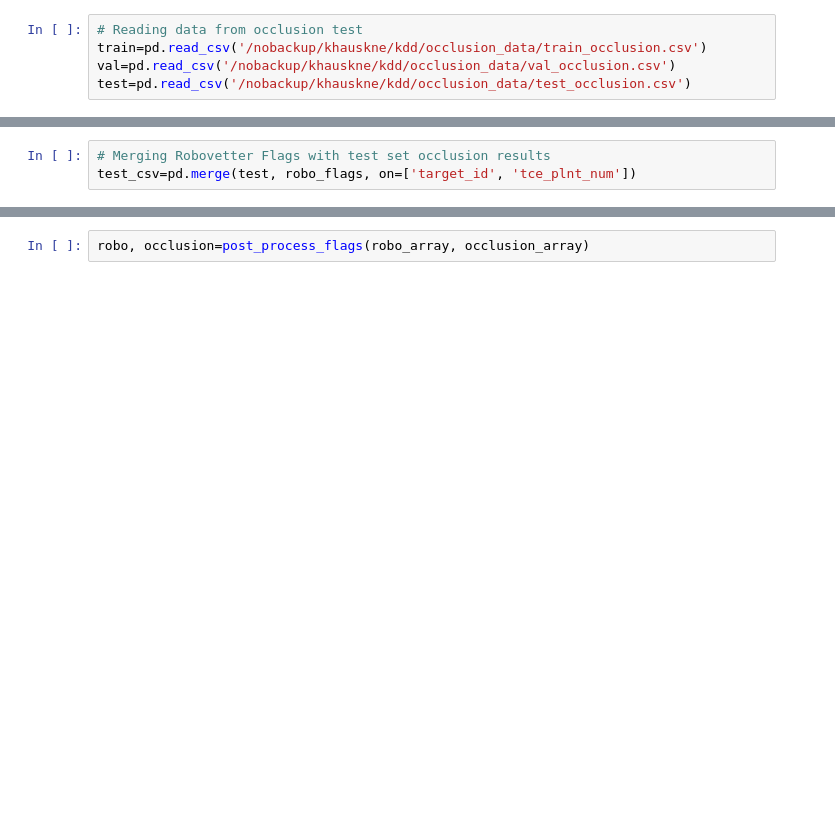
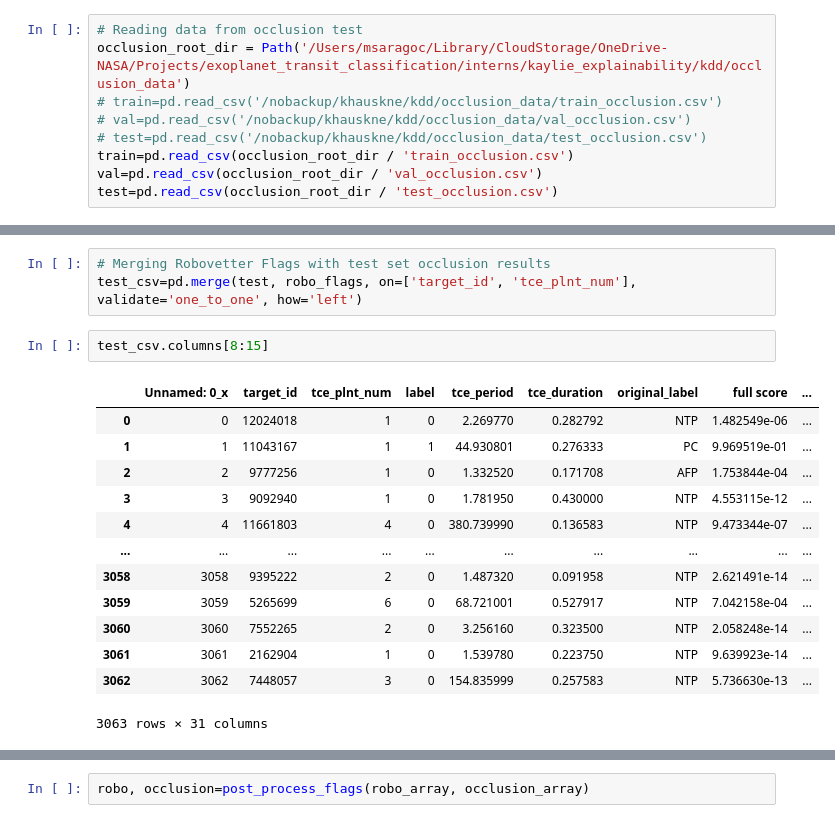
Before and after one commit to nasa/ExoMiner, a Jupyter notebook: explainability/post_processing/occlusion_analysis.ipynb, the cells around one changed output, grey strips where cells are left out. Cells and saved outputs as stored; diff of their text form; blank space fills up the shorter version.

```diff
--- a/explainability/post_processing/Occlusion Precision.ipynb
+++ b/explainability/post_processing/occlusion_analysis.ipynb
@@ -8,5 +13,9 @@ Populating the interactive namespace from numpy and matplotlib
 # %%
 # Reading data from occlusion test
-train=pd.read_csv('/nobackup/khauskne/kdd/occlusion_data/train_occlusion.csv')
-val=pd.read_csv('/nobackup/khauskne/kdd/occlusion_data/val_occlusion.csv')
-test=pd.read_csv('/nobackup/khauskne/kdd/occlusion_data/test_occlusion.csv')
+occlusion_root_dir = Path('/Users/msaragoc/Library/CloudStorage/OneDrive-NASA/Projects/exoplanet_transit_classification/interns/kaylie_explainability/kdd/occlusion_data')
+# train=pd.read_csv('/nobackup/khauskne/kdd/occlusion_data/train_occlusion.csv')
+# val=pd.read_csv('/nobackup/khauskne/kdd/occlusion_data/val_occlusion.csv')
+# test=pd.read_csv('/nobackup/khauskne/kdd/occlusion_data/test_occlusion.csv')
+train=pd.read_csv(occlusion_root_dir / 'train_occlusion.csv')
+val=pd.read_csv(occlusion_root_dir / 'val_occlusion.csv')
+test=pd.read_csv(occlusion_root_dir / 'test_occlusion.csv')
@@ -16,3 +41,19 @@ robo_flags=pd.read_csv('/nobackup/khauskne/kdd/robovetter_flags_all_DR25.csv')
 # %%
 # Merging Robovetter Flags with test set occlusion results
-test_csv=pd.merge(test, robo_flags, on=['target_id', 'tce_plnt_num'])
+test_csv=pd.merge(test, robo_flags, on=['target_id', 'tce_plnt_num'], validate='one_to_one', how='left')
+# %%
+test_csv.columns[8:15]
+# %% [output]
+|  | Unnamed: 0_x | target_id | tce_plnt_num | label | tce_period | tce_duration | original_label | full score | ... |
+| 0 | 0 | 12024018 | 1 | 0 | 2.269770 | 0.282792 | NTP | 1.482549e-06 | ... |
+| 1 | 1 | 11043167 | 1 | 1 | 44.930801 | 0.276333 | PC | 9.969519e-01 | ... |
+| 2 | 2 | 9777256 | 1 | 0 | 1.332520 | 0.171708 | AFP | 1.753844e-04 | ... |
+| 3 | 3 | 9092940 | 1 | 0 | 1.781950 | 0.430000 | NTP | 4.553115e-12 | ... |
+| 4 | 4 | 11661803 | 4 | 0 | 380.739990 | 0.136583 | NTP | 9.473344e-07 | ... |
+| ... | ... | ... | ... | ... | ... | ... | ... | ... | ... |
+| 3058 | 3058 | 9395222 | 2 | 0 | 1.487320 | 0.091958 | NTP | 2.621491e-14 | ... |
+| 3059 | 3059 | 5265699 | 6 | 0 | 68.721001 | 0.527917 | NTP | 7.042158e-04 | ... |
+| 3060 | 3060 | 7552265 | 2 | 0 | 3.256160 | 0.323500 | NTP | 2.058248e-14 | ... |
+| 3061 | 3061 | 2162904 | 1 | 0 | 1.539780 | 0.223750 | NTP | 9.639923e-14 | ... |
+| 3062 | 3062 | 7448057 | 3 | 0 | 154.835999 | 0.257583 | NTP | 5.736630e-13 | ... |
+3063 rows × 31 columns
```
Also changed, not shown: parts of 47 cells of this notebook, 34 other files.
